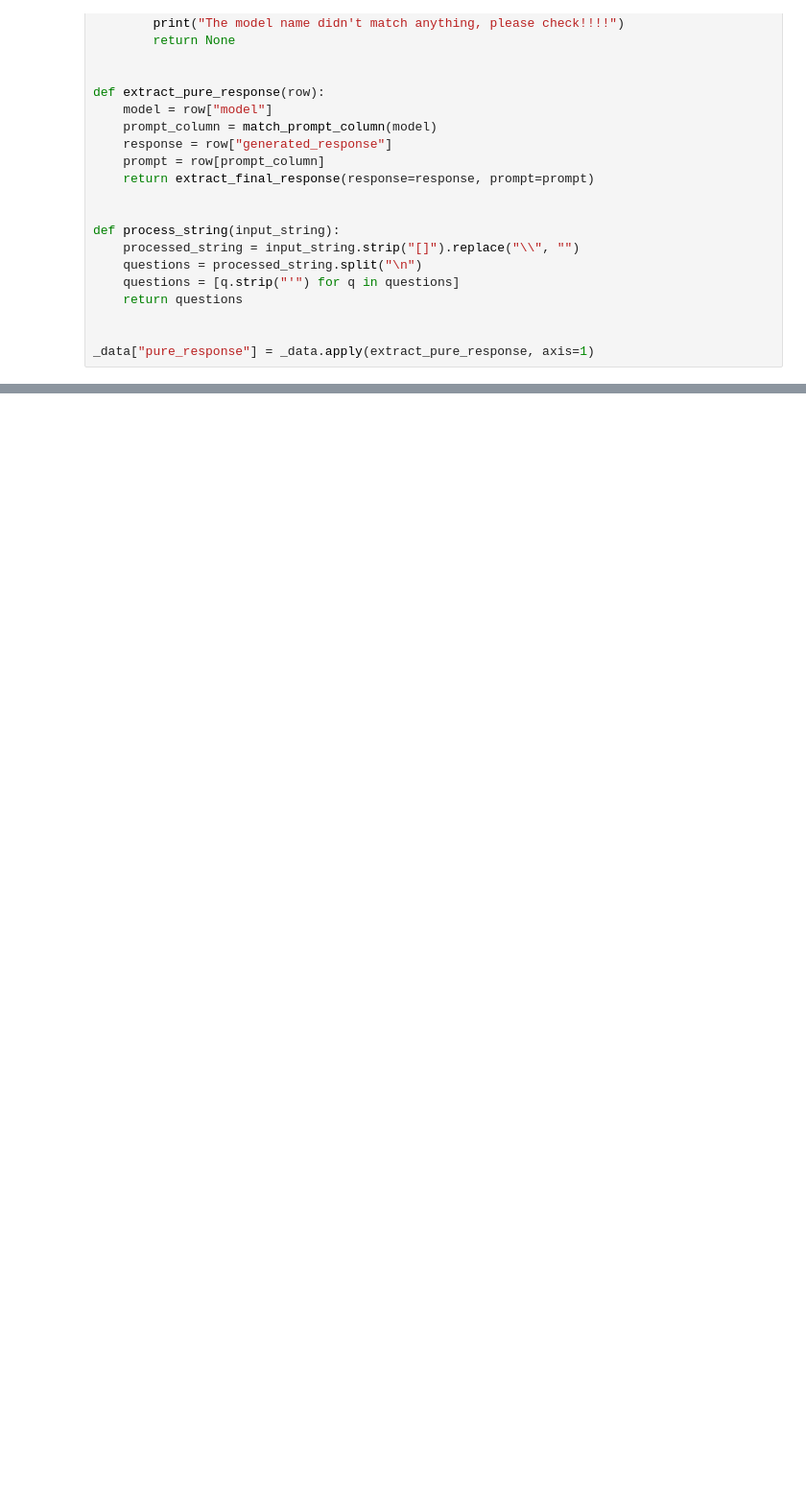
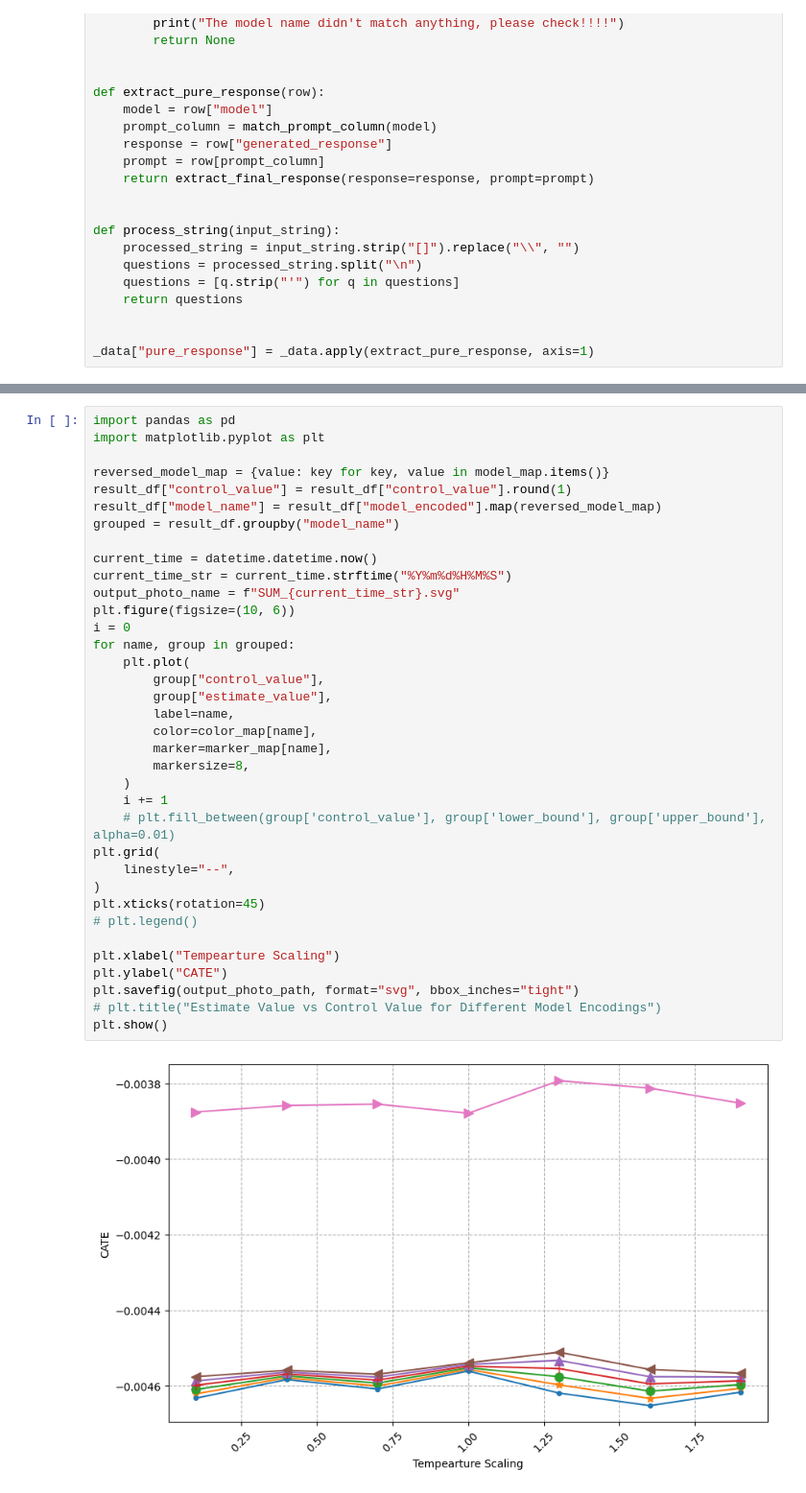
Before and after one commit to DobricLilujun/temperature_eval, a Jupyter notebook: script/evaluation_IF_batch.ipynb, the cells around one changed output, grey strips where cells are left out. Shown at 96% size. Drawn from its saved outputs; the diff is of its cells as text; blank space fills up the shorter version.

```diff
--- a/script/evaluation_IF_batch.ipynb
+++ b/script/evaluation_IF_batch.ipynb
@@ -251,0 +496,38 @@ plt.show()
+# %%
+import pandas as pd
+import matplotlib.pyplot as plt
+
+reversed_model_map = {value: key for key, value in model_map.items()}
+result_df["control_value"] = result_df["control_value"].round(1)
+result_df["model_name"] = result_df["model_encoded"].map(reversed_model_map)
+grouped = result_df.groupby("model_name")
+
+current_time = datetime.datetime.now()
+current_time_str = current_time.strftime("%Y%m%d%H%M%S")
+output_photo_name = f"SUM_{current_time_str}.svg"
+plt.figure(figsize=(10, 6))
+i = 0
+for name, group in grouped:
+    plt.plot(
+        group["control_value"],
+        group["estimate_value"],
+        label=name,
+        color=color_map[name],
+        marker=marker_map[name],
+        markersize=8,
+    )
+    i += 1
+    # plt.fill_between(group['control_value'], group['lower_bound'], group['upper_bound'], alpha=0.01)
+plt.grid(
+    linestyle="--",
+)
+plt.xticks(rotation=45)
+# plt.legend()
+
+plt.xlabel("Tempearture Scaling")
+plt.ylabel("CATE")
+plt.savefig(output_photo_path, format="svg", bbox_inches="tight")
+# plt.title("Estimate Value vs Control Value for Different Model Encodings")
+plt.show()
+# %% [output]
+[figure, added]
```
Also changed, not shown: parts of 15 cells of this notebook, 13 other files.
